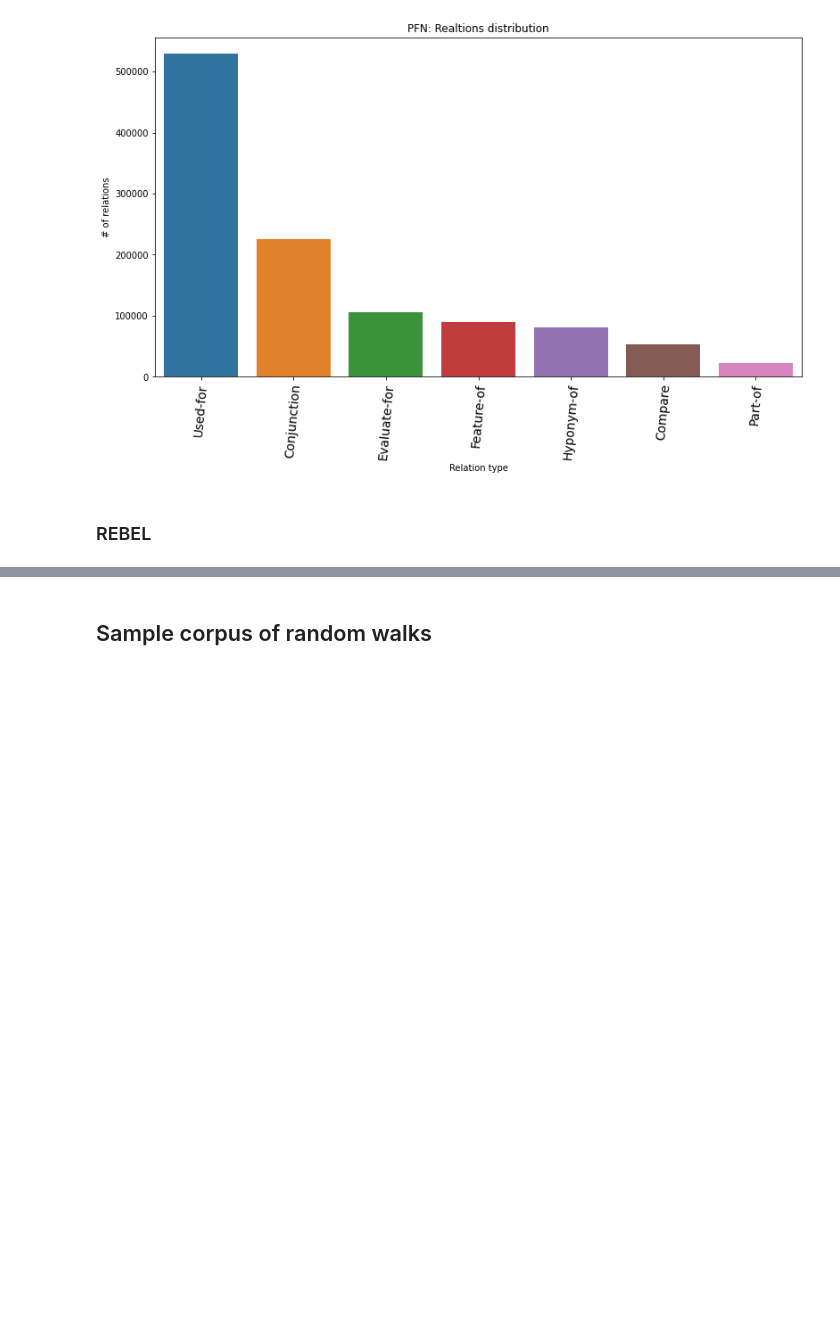
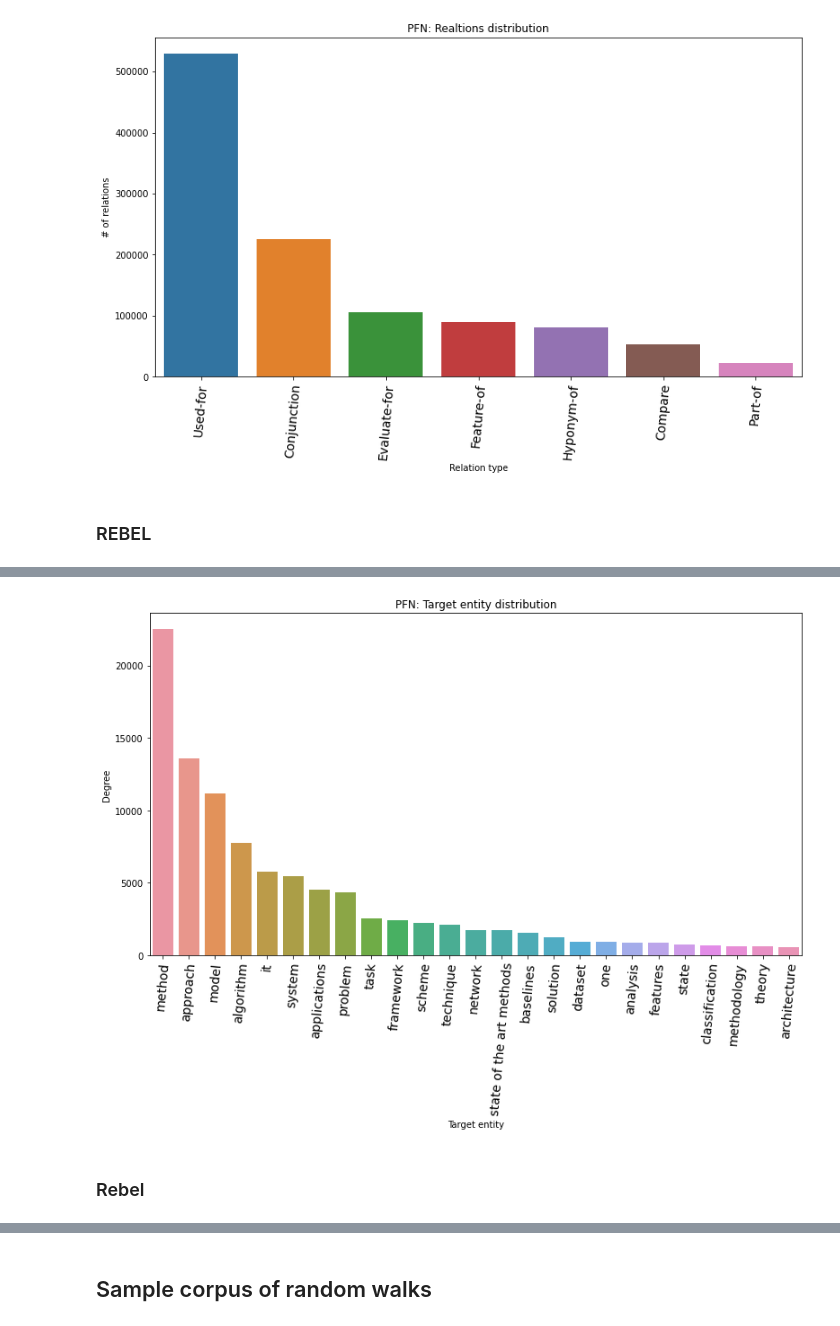
Before and after one commit to eestien/EntRel, a Jupyter notebook: KG_Analysis.ipynb, the cells around one changed output, grey strips where cells are left out. Saved outputs shown, nothing was run; the diff lists cells and outputs as text; code cells hidden in the pictures; blank space fills up the shorter version.

```diff
--- a/KG_Analysis.ipynb
+++ b/KG_Analysis.ipynb
@@ -118,0 +117,27 @@ print_top_entities_for_relation(data=pfn_rels, relation_type='Conjunction')
+# %%
+pfn_target_entity_vc = get_entity_value_counts(pfn_rels.target)
+# %%
+pfn_target_entity_vc
+# postprocessing:
+keys_to_unite = {
+    'method': 'methods',
+    'problem': 'problems',
+    'approach': 'approaches',
+    'technique': 'techniques',
+    'it': 'It', 'model': 'models',
+    'algorithm': 'algorithms', 'dataset': 'datasets',
+    'task': 'tasks', 'system': 'systems',
+    'scheme': 'schemes', 'one': 'ones',
+    'network': 'networks',
+    'solution': 'solutions'
+}
+for k, v in keys_to_unite.items():
+    pfn_target_entity_vc[k] += pfn_target_entity_vc[v]
+    del pfn_target_entity_vc[v]
+pfn_target_entity_vc = dict(sorted(pfn_target_entity_vc.items(), key=lambda t: t[1], reverse=True))
+# %%
+plot_dist(data=pfn_target_entity_vc, title='PFN: Target entity distribution', xlabel='Target entity', ylabel='Degree', top_n=25)
+# %% [output]
+[figure, added]
+# %% [markdown]
+### Rebel
```
Also changed, not shown: parts of 35 cells of this notebook.
